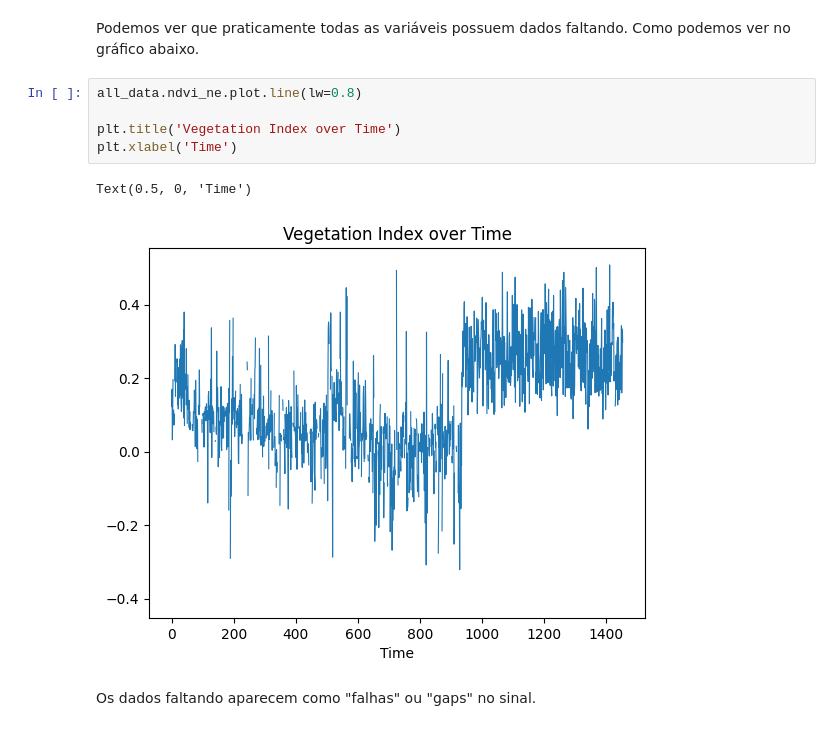
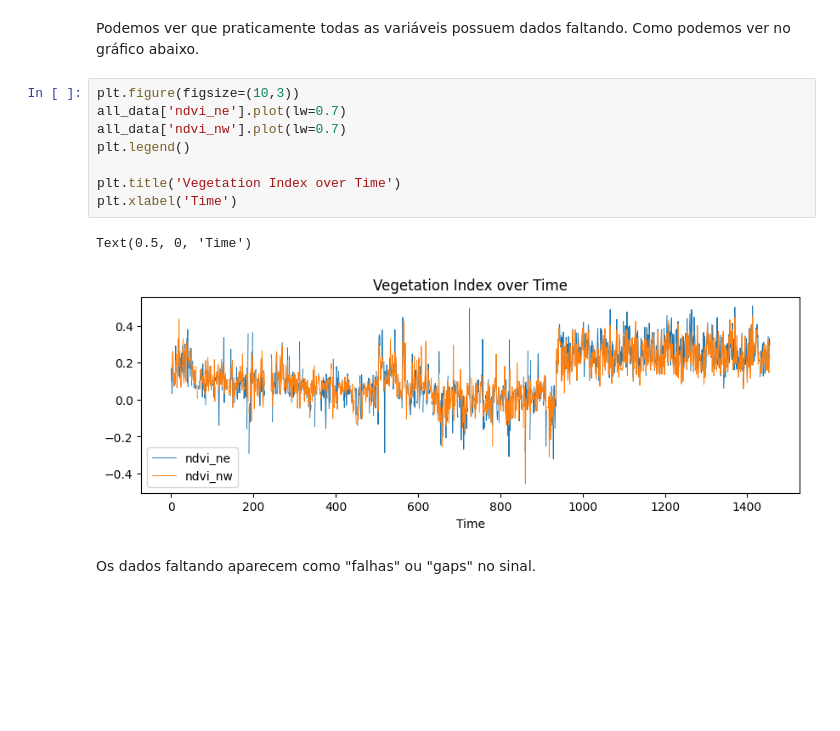
Before and after one commit to zibia-cunha/DengAI_Predicting_MachineLearnII, a Jupyter notebook: dengAI_project.ipynb, the cells around one changed output. Saved outputs shown, nothing was run; the diff lists cells and outputs as text; blank space fills up the shorter version.

```diff
--- a/dengAI_project.ipynb
+++ b/dengAI_project.ipynb
@@ -150,13 +181,16 @@ dtype: bool
 # %% [markdown]
 Podemos ver que praticamente todas as variáveis possuem dados faltando. Como podemos ver no gráfico abaixo.
 # %%
-all_data.ndvi_ne.plot.line(lw=0.8)
+plt.figure(figsize=(10,3))
+all_data['ndvi_ne'].plot(lw=0.7)
+all_data['ndvi_nw'].plot(lw=0.7)
+plt.legend()
 
 plt.title('Vegetation Index over Time')
 plt.xlabel('Time')
 # %% [output]
 Text(0.5, 0, 'Time')
-[figure, old version]
+[figure, new version]
 # %% [markdown]
 Os dados faltando aparecem como "falhas" ou "gaps" no sinal.
 # %% [markdown]
```
Also changed, not shown: parts of 67 cells of this notebook, 1 other file.
